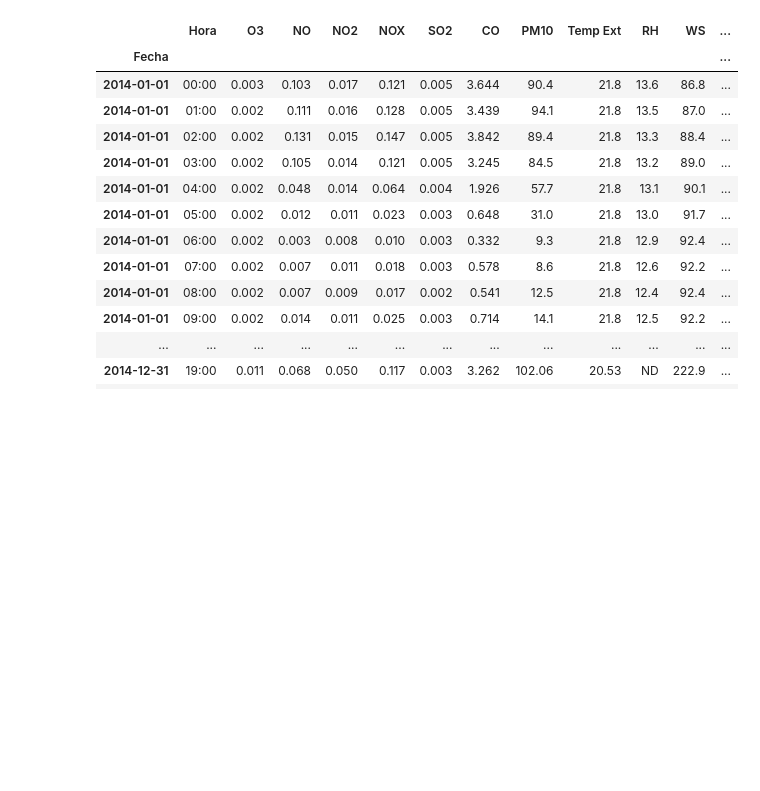
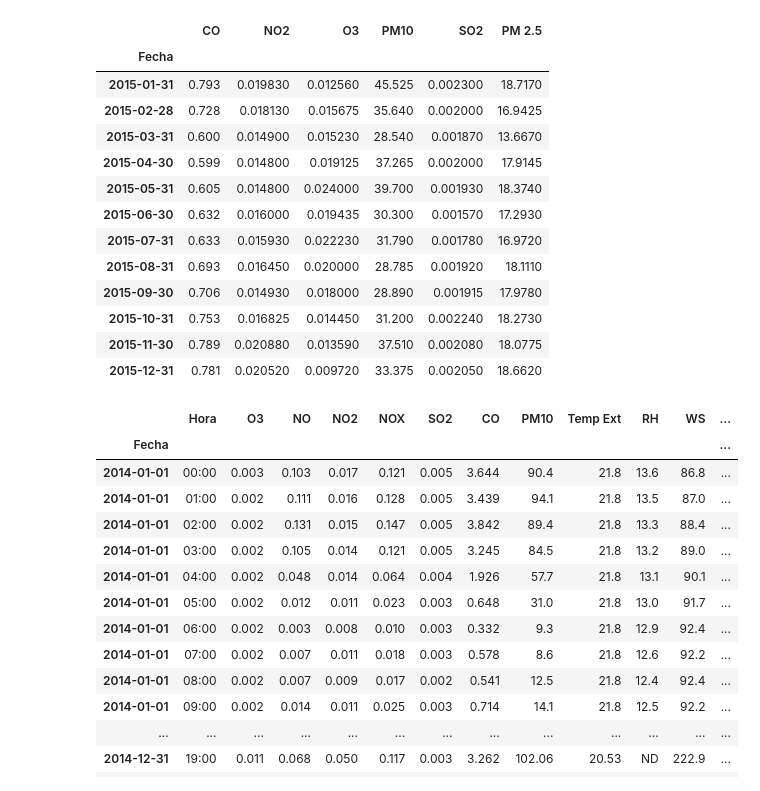
Before and after one commit to JonathanChavezTamales/Social_Data_Challenge-Datalab, a Jupyter notebook: Untitled.ipynb, the cells around one changed output. Saved outputs shown, nothing was run; the diff lists cells and outputs as text; code cells hidden in the pictures; blank space fills up the shorter version.

```diff
--- a/Untitled.ipynb
+++ b/Untitled.ipynb
@@ -20,3 +20,20 @@ plt.plot(df_2015['CO'])
+# %%
+df_2015
+# %% [output]
+|  | CO | NO2 | O3 | PM10 | SO2 | PM 2.5 |
+| Fecha |  |  |  |  |  |  |
+| 2015-01-31 | 0.793 | 0.019830 | 0.012560 | 45.525 | 0.002300 | 18.7170 |
+| 2015-02-28 | 0.728 | 0.018130 | 0.015675 | 35.640 | 0.002000 | 16.9425 |
+| 2015-03-31 | 0.600 | 0.014900 | 0.015230 | 28.540 | 0.001870 | 13.6670 |
+| 2015-04-30 | 0.599 | 0.014800 | 0.019125 | 37.265 | 0.002000 | 17.9145 |
+| 2015-05-31 | 0.605 | 0.014800 | 0.024000 | 39.700 | 0.001930 | 18.3740 |
+| 2015-06-30 | 0.632 | 0.016000 | 0.019435 | 30.300 | 0.001570 | 17.2930 |
+| 2015-07-31 | 0.633 | 0.015930 | 0.022230 | 31.790 | 0.001780 | 16.9720 |
+| 2015-08-31 | 0.693 | 0.016450 | 0.020000 | 28.785 | 0.001920 | 18.1110 |
+| 2015-09-30 | 0.706 | 0.014930 | 0.018000 | 28.890 | 0.001915 | 17.9780 |
+| 2015-10-31 | 0.753 | 0.016825 | 0.014450 | 31.200 | 0.002240 | 18.2730 |
+| 2015-11-30 | 0.789 | 0.020880 | 0.013590 | 37.510 | 0.002080 | 18.0775 |
+| 2015-12-31 | 0.781 | 0.020520 | 0.009720 | 33.375 | 0.002050 | 18.6620 |
 # %%
 df14 = pd.read_csv('Datasets/datos_2014.csv', encoding='latin1', index_col='Fecha')
 df14.index = pd.to_datetime(df14.index)
```
Also changed, not shown: parts of 8 cells of this notebook, 7 other files.
